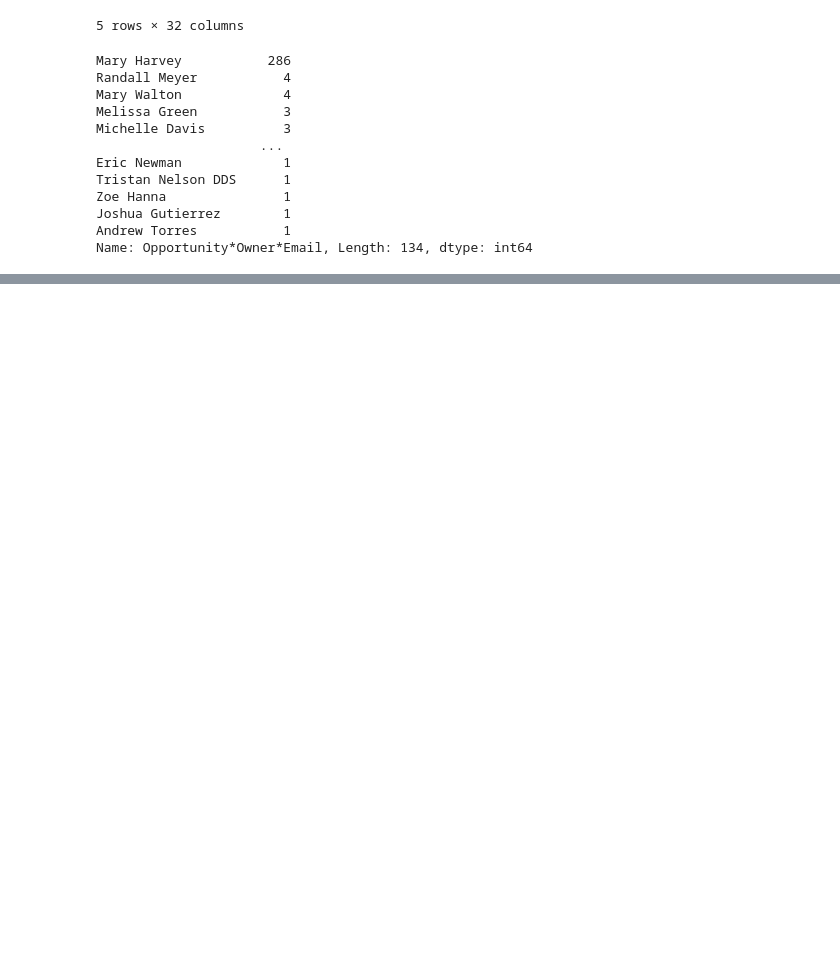
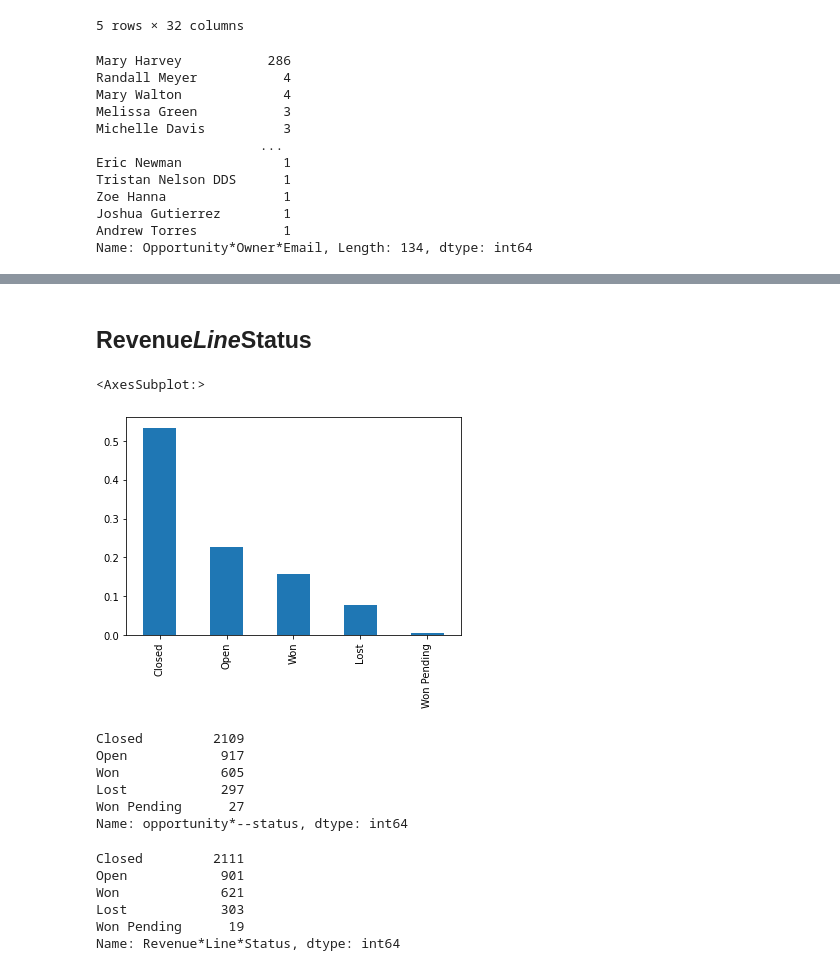
Before and after one commit to ldlasso2/oraclesolution, a Jupyter notebook: Solucion.ipynb, the cells around one changed output, grey strips where cells are left out. Saved outputs shown, nothing was run; the diff lists cells and outputs as text; code cells hidden in the pictures; blank space fills up the shorter version.

```diff
--- a/Solucion.ipynb
+++ b/Solucion.ipynb
@@ -84,3 +93,8 @@ memory usage: 988.9+ KB
+# %%
+columnas_numericas = ['Pipeline*K','Best*Case**Pipeline*K','Worst*Case**Pipeline*K']
+df[columnas_numericas] = df[columnas_numericas].replace({',':''}, regex=True)
+for i in columnas_numericas:
+    df[i]=pd.to_numeric(df[i])
 # %%
 df.head()
 # %% [output]
@@ -184,0 +199,25 @@ Name: Opportunity*Owner*Email, Length: 134, dtype: int64
+# %% [markdown]
+## Revenue*Line*Status
+# %%
+df['Revenue*Line*Status'].value_counts(normalize=True).plot.bar()
+# %% [output]
+<AxesSubplot:>
+[figure, added]
+# %%
+df['opportunity*--status'].value_counts()
+# %% [output]
+Closed         2109
+Open            917
+Won             605
+Lost            297
+Won Pending      27
+Name: opportunity*--status, dtype: int64
+# %%
+df['Revenue*Line*Status'].value_counts()
+# %% [output]
+Closed         2111
+Open            901
+Won             621
+Lost            303
+Won Pending      19
+Name: Revenue*Line*Status, dtype: int64
```
Also changed, not shown: parts of 21 cells of this notebook, 1 other file.
